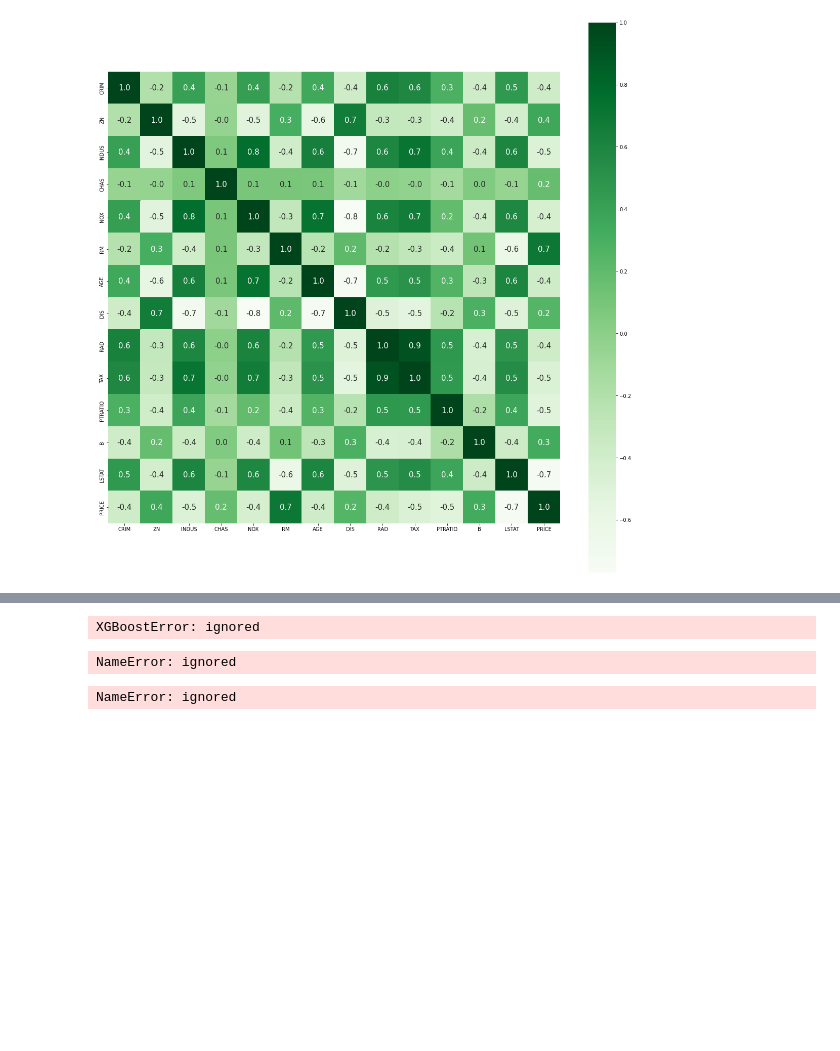
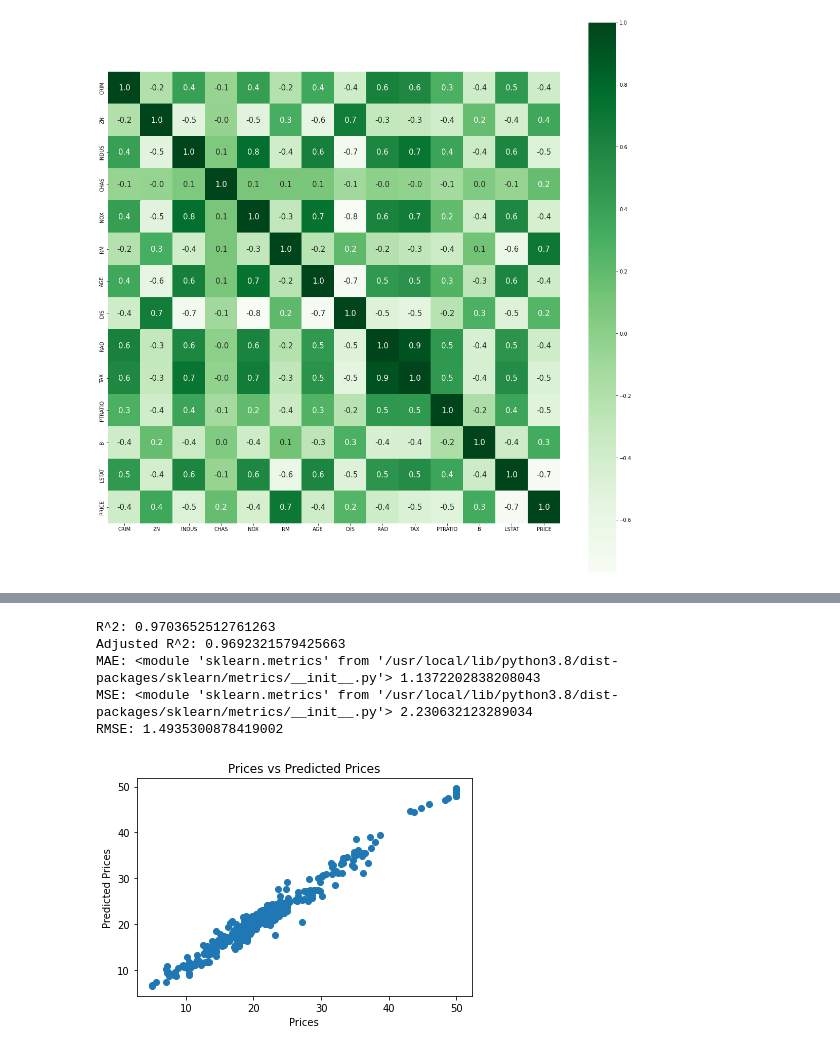
Before and after one commit to Armin-Abdollahi/Boston-House-Price-Prediction, a Jupyter notebook: Boston_House_Price_Prediction.ipynb, the cells around one changed output, grey strips where cells are left out. Drawn from its saved outputs; the diff is of its cells as text; code cells hidden in the pictures; blank space fills up the shorter version.

```diff
--- a/Boston_House_Price_Prediction.ipynb
+++ b/Boston_House_Price_Prediction.ipynb
@@ -7,7 +7,3 @@ import numpy as np
 from sklearn import metrics
 import matplotlib.pyplot as plt
 import seaborn as sns
-# %%
-# Importing the Boston Housing dataset
-from sklearn.datasets import load_boston
-boston = load_boston()
@@ -171,5 +155,5 @@ from xgboost import XGBRegressor
 reg = XGBRegressor()
 # %%
 # Train the model using the training sets
-reg.fit(x_train, y_train)
+reg.fit(X_train, Y_train)
 # %% [output]
@@ -177,25 +162,28 @@ NameError: ignored
 # %%
 # Model prediction on train data
 y_pred = reg.predict(X_train)
-# %% [output]
-XGBoostError: ignored
 # %%
+from sklearn.metrics.cluster import adjusted_mutual_info_score
 # Model Evaluation
-print('R^2:', metrics.r2_score(y_train, y_pred))
-print('Adjusted R^2:', 1 - (1-metrics.r2_score(y_train, y_pred))*(len(y_train)-1)/(len(y_train)-x_train.scape[1]-1))
-print('MAE:',metrics,mean_absolute_error(y_train, y_pred))
-print('MSE:',metrics,mean_squared_error(y_train, y_pred))
-print('RMSE:',np.sqrt(metrics.mean_squared_error(y_train, y_pred)))
+print('R^2:', metrics.r2_score(Y_train,y_pred))
+print('Adjusted R^2:', 1 - (1-metrics.r2_score(Y_train, y_pred))*(len(Y_train)-1)/(len(Y_train)-X_train.shape[1]-1))
+print('MAE:',metrics, metrics.mean_absolute_error(Y_train, y_pred))
+print('MSE:',metrics,metrics.mean_squared_error(Y_train, y_pred))
+print('RMSE:',np.sqrt(metrics.mean_squared_error(Y_train, y_pred)))
 # %% [output]
-NameError: ignored
+R^2: 0.9703652512761263
+Adjusted R^2: 0.9692321579425663
+MAE: <module 'sklearn.metrics' from '/usr/local/lib/python3.8/dist-packages/sklearn/metrics/__init__.py'> 1.1372202838208043
+MSE: <module 'sklearn.metrics' from '/usr/local/lib/python3.8/dist-packages/sklearn/metrics/__init__.py'> 2.230632123289034
+RMSE: 1.4935300878419002
 # %%
 # Visualizing the differences between actual prices and predicted values
-plt.scatter(y_train, y_pred)
+plt.scatter(Y_train, y_pred)
 plt.xlabel('Prices')
 plt.ylabel('Predicted Prices')
 plt.title('Prices vs Predicted Prices')
 plt.show()
 # %% [output]
-NameError: ignored
+[figure, added]
 # %%
 # Checking residuals
```
Also changed, not shown: parts of 6 cells of this notebook.
